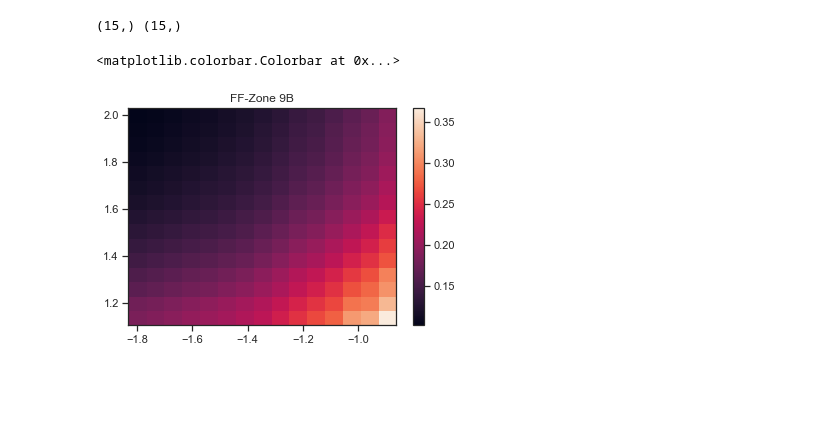
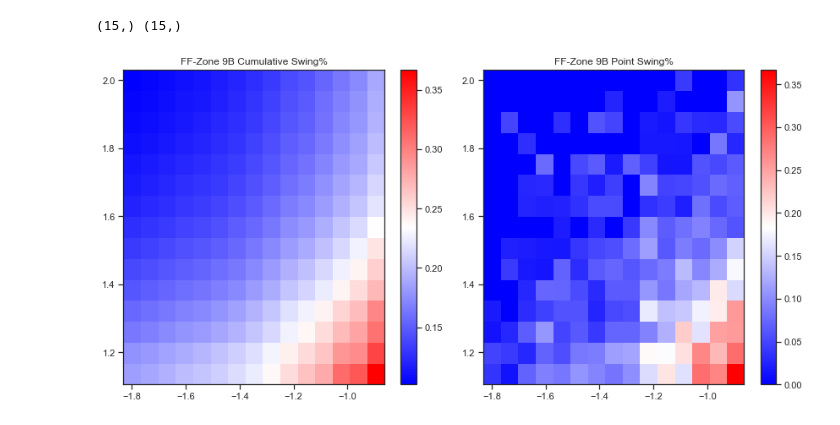
Before and after one commit to everwitt7/PitcherPolicy, a Jupyter notebook: data-cleaning/visualizing-cutoffs/find_obv_cutoffs.ipynb, the cells around one changed output. Cells and saved outputs as stored; diff of their text form; code cells hidden in the pictures; blank space fills up the shorter version.

Commit message:
generate pitches working for the most part, need to add some tweaks, updated visualization

```diff
--- a/data-cleaning/visualizing-cutoffs/find_obv_cutoffs.ipynb
+++ b/data-cleaning/visualizing-cutoffs/find_obv_cutoffs.ipynb
@@ -169,7 +171,7 @@ print(xx.shape, yy.shape)
 # %% [output]
 (15,) (15,)
 # %%
-def calc_swing_pct(x_r, y_r, df):
+def calc_cum_swing_pct(x_r, y_r, df):
     swing_pct = np.zeros((x_r.shape[0],y_r.shape[0]))
     for i, vx in enumerate(x_r):
         for j, vy in enumerate(y_r):
@@ -179,13 +181,41 @@ def calc_swing_pct(x_r, y_r, df):
 
     return swing_pct
 
-swing_pct = calc_swing_pct(xx, yy, z)
+swing_cum_pct = calc_cum_swing_pct(xx, yy, z)
+# %%
+def calc_point_swing_pct(x_r, y_r, df):
+    swing_pct = np.zeros((x_r.shape[0],y_r.shape[0]))
+
+    #need these to calculate point density
+    x_dist = abs(x_r[0] - x_r[1])
+    y_dist = abs(y_r[0] - y_r[1])
+
+    for i, vx in enumerate(x_r):
+        for j, vy in enumerate(y_r):
+            filt = (df['px'] > vx) & (df['px'] < vx+x_dist) & (df['py'] < vy) & (df['py'] > vy-y_dist)
+            pitches = df.loc[filt]
+            swing_pct[i][j] = pitches['swing'].sum()/pitches['swing'].count()
+
+    return swing_pct
+
+swing_point_pct = calc_point_swing_pct(xx, yy, z)
 # %%
 #this does not tell us how many pitches are in the ball zone - whether the cutoff makes sense
-fig, ax = plt.subplots()
-c = ax.pcolor(xx, yy, swing_pct, shading='auto')
-ax.set_title('FF-Zone 9B')
+#this is also the cumulative swing%
+w,h = 12,6
+fig, axs = plt.subplots(1,2,figsize=(w, h))
+
+ax = axs[0]
+c = ax.pcolor(xx, yy, swing_cum_pct, cmap='bwr', shading='auto')
+ax.set_title('FF-Zone 9B Cumulative Swing%')
 fig.colorbar(c, ax=ax)
+
+ax = axs[1]
+c = ax.pcolor(xx, yy, swing_point_pct, cmap='bwr', shading='auto')
+ax.set_title('FF-Zone 9B Point Swing%')
+fig.colorbar(c, ax=ax)
+
+fig.tight_layout()
+plt.show()
 # %% [output]
-<matplotlib.colorbar.Colorbar at 0x...>
-[figure, old version]
+[figure, new version]
```
Also changed, not shown: parts of 11 cells of this notebook, 2 other files.
